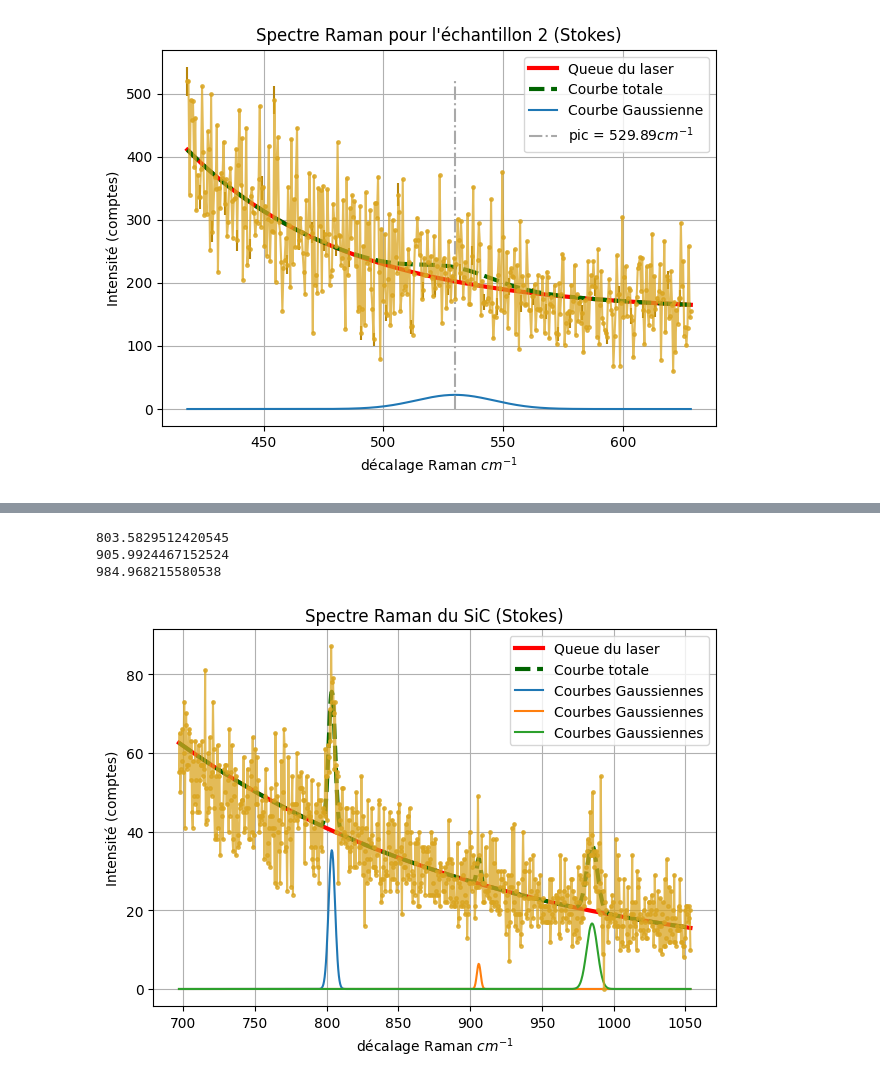
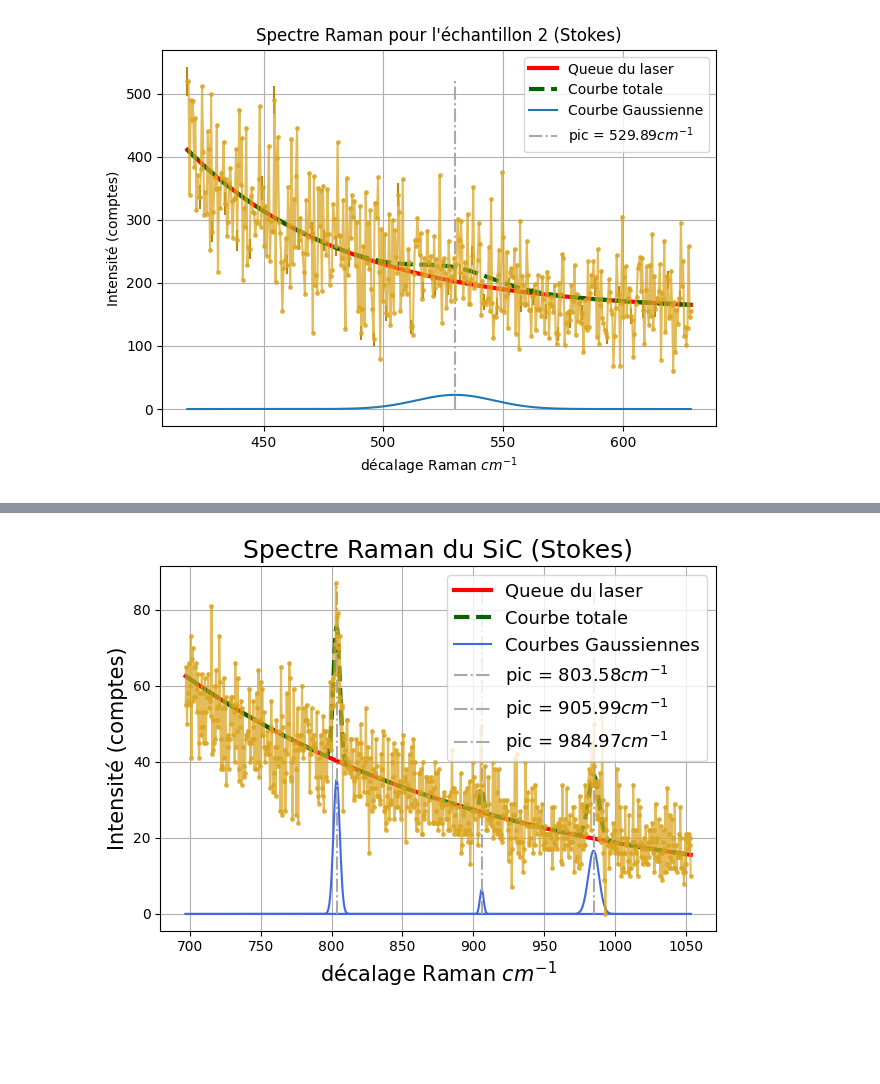
Before and after one commit to Simarties/Labo3, a Jupyter notebook: LabREIMAN/Ramain.ipynb, the cells around one changed output, grey strips where cells are left out. Saved outputs shown, nothing was run; the diff lists cells and outputs as text; code cells hidden in the pictures; blank space fills up the shorter version.

```diff
--- a/LabREIMAN/Ramain.ipynb
+++ b/LabREIMAN/Ramain.ipynb
@@ -217,10 +223,10 @@ for i in donnees:
         plt.plot((1/632.8-1/X)*1e7,Résultat['y_courbe'],label='Courbe totale',lw=3,color='darkgreen',ls='--')
         plt.plot((1/632.8-1/X)*1e7,Résultat['y_gauss'],label='Courbe Gaussienne')
         plt.plot(np.ones_like(np.arange(0,max(Y)))*(1/632.8-1/lamd[j])*1e7,np.arange(0,max(Y)),ls='-.',color='darkgrey',label=f'pic = {(1/632.8-1/lamd[j])*1e7:.2f}'+r'$cm^{-1}$')
-        plt.legend(loc='best')
-        plt.title(f'{nom[j]}')
-        plt.ylabel('Intensité (comptes)')
-        plt.xlabel('décalage Raman $cm^{-1}$')
+        plt.legend(loc='best',fontsize=14)
+        plt.title(f'{nom[j]}',fontsize=16)
+        plt.ylabel('Intensité (comptes)',fontsize=15)
+        plt.xlabel('décalage Raman $cm^{-1}$',fontsize=15)
         plt.tight_layout()
         plt.grid()
         plt.savefig(f'donnees//graphes//{i}')
@@ -232,8 +238,8 @@ DécalageAntiStoke =(1/632.8-1/lamd[0])*1e7
 
 
 #Calul de la température
-wAS = c/lamd[0] *2*np.pi*1e09
-wS = c/lamd[1] *2*np.pi*1e09
+wAS = c_lum/lamd[0] *2*np.pi*1e09
+wS = c_lum/lamd[1] *2*np.pi*1e09
 
 w_p = (wAS-wS)/2
 
@@ -317,10 +323,10 @@ for i in donnees:
         plt.plot((1/632.8-1/X)*1e7,Résultat['y_courbe'],label='Courbe totale',lw=3,color='darkgreen',ls='--')
         plt.plot((1/632.8-1/X)*1e7,Résultat['y_gauss'],label='Courbe Gaussienne')
         plt.plot(np.ones_like(np.arange(0,max(Y)))*(1/632.8-1/lamd[j])*1e7,np.arange(0,max(Y)),ls='-.',color='darkgrey',label=f'pic = {(1/632.8-1/lamd[j])*1e7:.2f}'+r'$cm^{-1}$')
-        plt.legend(loc='best')
-        plt.title(f'{nom[j]}')
-        plt.ylabel('Intensité (comptes)')
-        plt.xlabel('décalage Raman $cm^{-1}$')
+        plt.legend(loc='best',fontsize=13)
+        plt.title(f'{nom[j]}',fontsize=17)
+        plt.ylabel('Intensité (comptes)',fontsize=15)
+        plt.xlabel('décalage Raman $cm^{-1}$',fontsize=15)
         plt.tight_layout()
         plt.grid()
         plt.savefig(f'donnees//graphes//{i}')
@@ -395,7 +401,7 @@ def fit_extreme_multigauss(x,y,mus,peak_pad=0.4,weight_out=3,broad=False):
         FWHM = xr[D]-xr[G]
         sigma0 = FWHM/2.355
         if broad == True:
-            sigma0 = max(FWHM/2.355,0.1)
+            sigma0 = max(FWHM/2.355,0.2)
 
         p_inits.append((A0,mu0,sigma0,bas,haut))
 
@@ -422,41 +428,46 @@ def fit_extreme_multigauss(x,y,mus,peak_pad=0.4,weight_out=3,broad=False):
     y_queue = courbe_exp(x,popt[0],popt[1],popt[2],xref)
     y_courbe = fit_plusieurs_gauss(x,*popt)
     comps = []
     theta = popt[3:]
     for k in range(len(theta)//3):
         A, mu, sig = theta[3*k:3*k+3]
         comps.append({
             "A": A, "mu": mu, "sigma": sig,
             "FWHM": 2.354820045*sig,
             "y": A*np.exp(-0.5*((x-mu)/sig)**2)
         })
 
     return {'popt':popt, 'perr':erreur, 'y_queue':y_queue, 'y_courbe':y_courbe,'composante':comps}
 
 for i in donnees:
     spectre = np.loadtxt(f'donnees//RAM_AR_NS//{i}')
     if 'SiC' in i:
         X = spectre[:,0]
         Y = spectre[:,1]
 
         mus = [(666,667),(671,672),(674,676)]
+
         Résultat = fit_extreme_multigauss(X,Y,mus,broad=True,weight_out=5)
+        muOpt = np.array([Résultat['composante'][0]['mu'],Résultat['composante'][1]['mu'],Résultat['composante'][2]['mu']])
+        nu_spectre = (1/632.8-1/muOpt)*1e07
+
         plt.errorbar((1/632.8-1/X)*1e7, Y,marker='o',markersize=2.5,ls='-',color='goldenrod',alpha=.75,)
 
         plt.plot((1/632.8-1/X)*1e7,Résultat['y_queue'],label='Queue du laser',lw=3,color='red',ls='-')
         plt.plot((1/632.8-1/X)*1e7,Résultat['y_courbe'],label='Courbe totale',lw=3,color='darkgreen',ls='--')
-        for j,c in enumerate(Résultat['composante'],1):
-            plt.plot((1/632.8-1/X)*1e7,c['y'],label='Courbes Gaussiennes')
-            print((1/632.8-1/c['mu'])*1e7)
-        plt.legend(loc='best')
-        plt.title(f'Spectre Raman du SiC (Stokes)')
-        plt.ylabel('Intensité (comptes)')
-        plt.xlabel('décalage Raman $cm^{-1}$')
+        plt.plot((1/632.8-1/X)*1e7,Résultat['composante'][0]['y'],label='Courbes Gaussiennes',color='royalblue')
+        plt.plot((1/632.8-1/X)*1e7,Résultat['composante'][1]['y'],color='royalblue')
+        plt.plot((1/632.8-1/X)*1e7,Résultat['composante'][2]['y'],color='royalblue')
+        for j in nu_spectre:
+            plt.plot(np.ones_like(np.arange(0,max(Y)))*j,np.arange(0,max(Y)),ls='-.',color='darkgrey',label=f'pic = {j:.2f}'+r'$cm^{-1}$')
+
+
+        plt.legend(loc='best',fontsize=13)
+        plt.title(f'Spectre Raman du SiC (Stokes)',fontsize=18)
+        plt.ylabel('Intensité (comptes)',fontsize=15)
+        plt.xlabel('décalage Raman $cm^{-1}$',fontsize=15)
         plt.tight_layout()
         plt.grid()
         plt.savefig(f'donnees//graphes//{i}')
 # %% [output]
-803.5829512420545
-905.9924467152524
-984.968215580538
-[figure, old version]
+[figure, new version]
```
Also changed, not shown: parts of 5 cells of this notebook, 6 other files.
